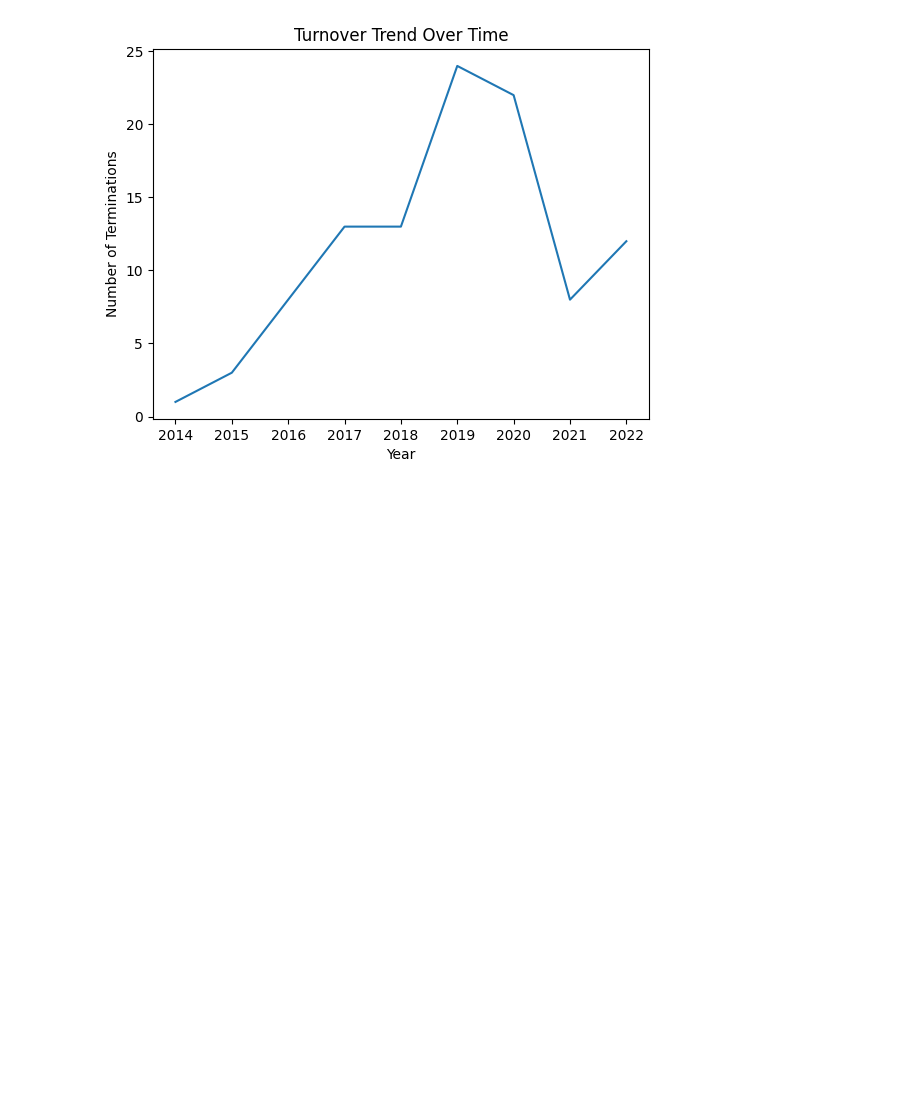
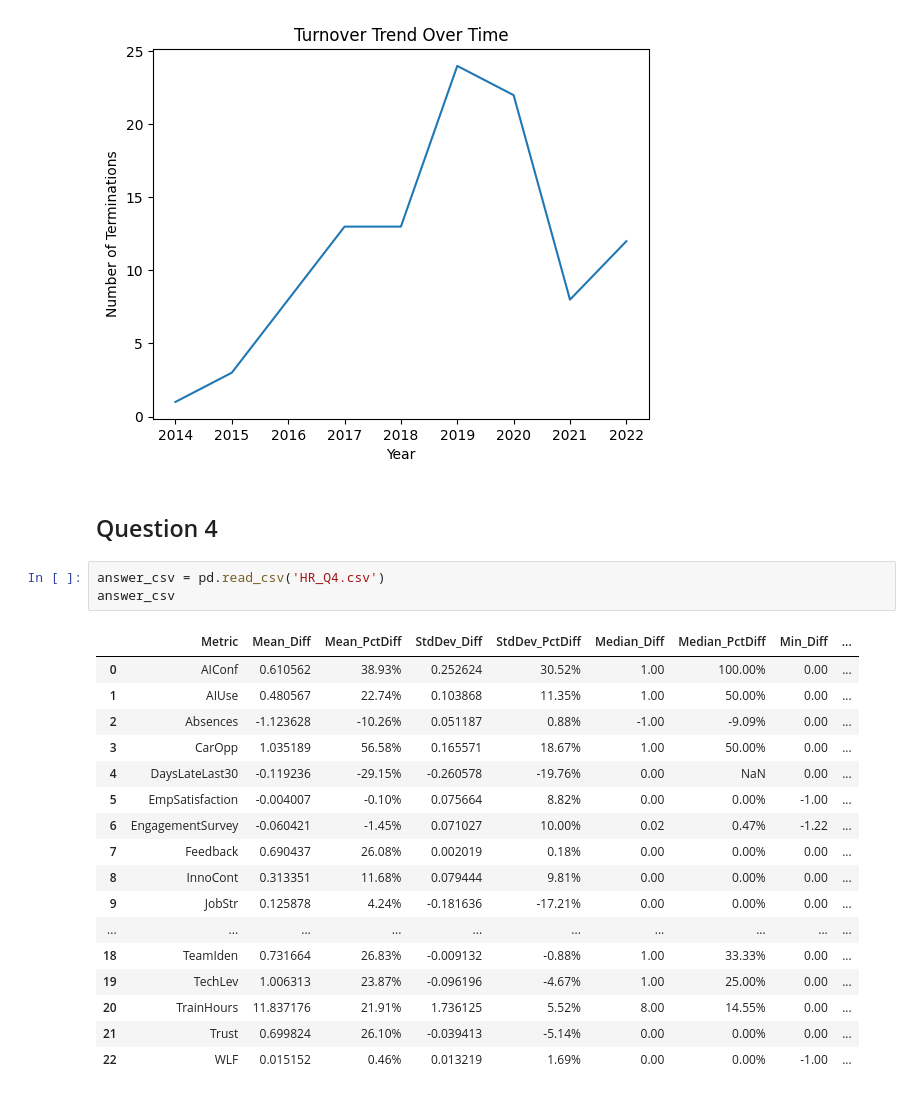
Before and after one commit to DovydasVe/HR_analytics_protecting_talent, a Jupyter notebook: Data exploration.ipynb, the cells around one changed output. Saved outputs shown, nothing was run; the diff lists cells and outputs as text; blank space fills up the shorter version.

```diff
--- a/Data exploration.ipynb
+++ b/Data exploration.ipynb
@@ -166,3 +166,26 @@ Overall Turnover: 0.33440514469453375
 Talent Turnover: 0.09523809523809523
 Non-Talent Turnover: 0.3951612903225806
 [figure]
+# %% [markdown]
+## Question 4
+# %%
+answer_csv = pd.read_csv('HR_Q4.csv')
+answer_csv
+# %% [output]
+|  | Metric | Mean_Diff | Mean_PctDiff | StdDev_Diff | StdDev_PctDiff | Median_Diff | Median_PctDiff | Min_Diff | ... |
+| 0 | AIConf | 0.610562 | 38.93% | 0.252624 | 30.52% | 1.00 | 100.00% | 0.00 | ... |
+| 1 | AIUse | 0.480567 | 22.74% | 0.103868 | 11.35% | 1.00 | 50.00% | 0.00 | ... |
+| 2 | Absences | -1.123628 | -10.26% | 0.051187 | 0.88% | -1.00 | -9.09% | 0.00 | ... |
+| 3 | CarOpp | 1.035189 | 56.58% | 0.165571 | 18.67% | 1.00 | 50.00% | 0.00 | ... |
+| 4 | DaysLateLast30 | -0.119236 | -29.15% | -0.260578 | -19.76% | 0.00 | NaN | 0.00 | ... |
+| 5 | EmpSatisfaction | -0.004007 | -0.10% | 0.075664 | 8.82% | 0.00 | 0.00% | -1.00 | ... |
+| 6 | EngagementSurvey | -0.060421 | -1.45% | 0.071027 | 10.00% | 0.02 | 0.47% | -1.22 | ... |
+| 7 | Feedback | 0.690437 | 26.08% | 0.002019 | 0.18% | 0.00 | 0.00% | 0.00 | ... |
+| 8 | InnoCont | 0.313351 | 11.68% | 0.079444 | 9.81% | 0.00 | 0.00% | 0.00 | ... |
+| 9 | JobStr | 0.125878 | 4.24% | -0.181636 | -17.21% | 0.00 | 0.00% | 0.00 | ... |
+| ... | ... | ... | ... | ... | ... | ... | ... | ... | ... |
+| 18 | TeamIden | 0.731664 | 26.83% | -0.009132 | -0.88% | 1.00 | 33.33% | 0.00 | ... |
+| 19 | TechLev | 1.006313 | 23.87% | -0.096196 | -4.67% | 1.00 | 25.00% | 0.00 | ... |
+| 20 | TrainHours | 11.837176 | 21.91% | 1.736125 | 5.52% | 8.00 | 14.55% | 0.00 | ... |
+| 21 | Trust | 0.699824 | 26.10% | -0.039413 | -5.14% | 0.00 | 0.00% | 0.00 | ... |
+| 22 | WLF | 0.015152 | 0.46% | 0.013219 | 1.69% | 0.00 | 0.00% | -1.00 | ... |
```
